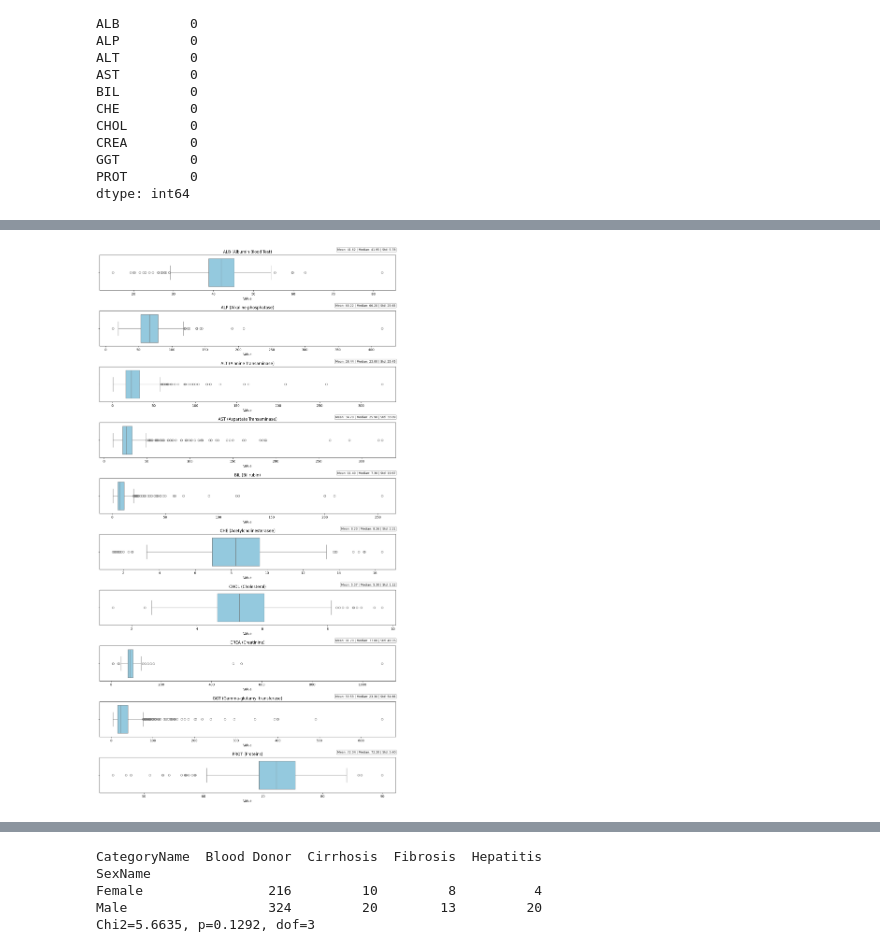
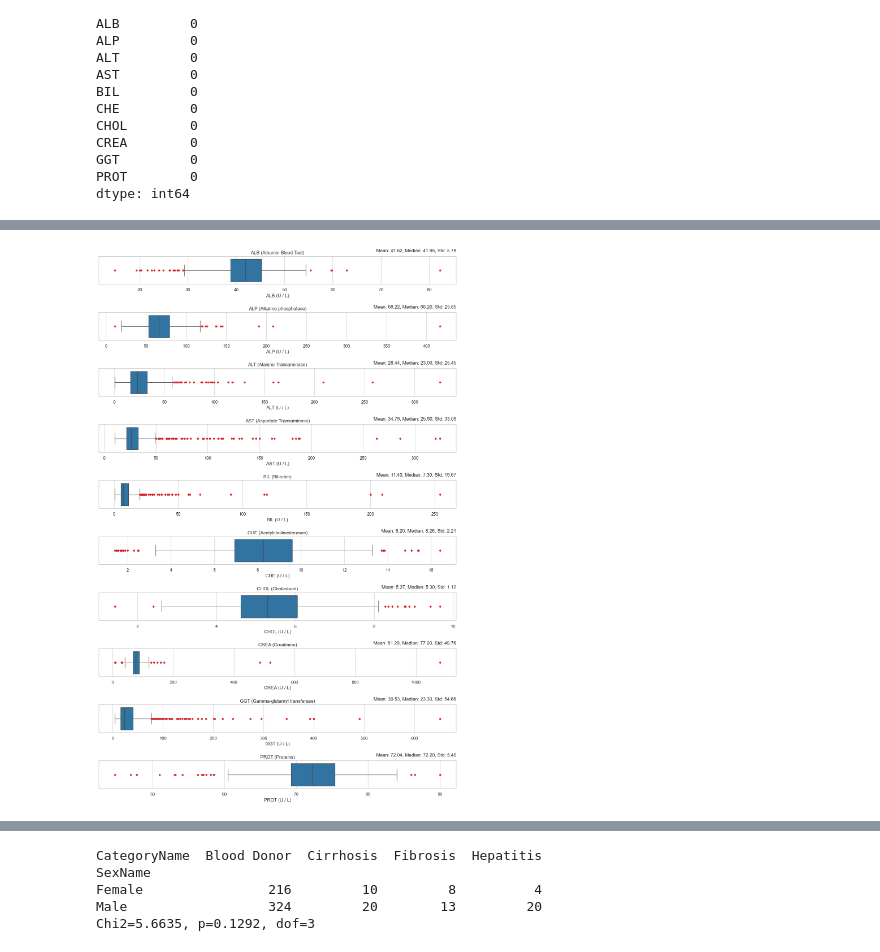
Before and after one commit to EdwardX29/CMSC320_Project, a Jupyter notebook: 320_project_checkpoint_2.ipynb, the cells around one changed output, grey strips where cells are left out. Drawn from its saved outputs; the diff is of its cells as text; code cells hidden in the pictures.

Commit message:
Update notebook analyses and reporting guidance

```diff
--- a/320_project_checkpoint_2.ipynb
+++ b/320_project_checkpoint_2.ipynb
@@ -156,17 +166,0 @@ Name: Sex, dtype: int64
-# %%
-# To start exploring our data, we can make a Box-and-whisker plot for Age with summary statistics
-plt.figure(figsize=(10, 3))
-ax = sns.boxplot(x=df["Age"], color="green")
-
-age_mean = df["Age"].mean()
-age_median = df["Age"].median()
-age_std = df["Age"].std()
-summary = f"Mean: {age_mean:.2f} | Median: {age_median:.2f} | Std: {age_std:.2f}"
-
-ax.set_title("Age")
-ax.set_xlabel("Age (years)")
-ax.text(1, 1.15, summary, transform=ax.transAxes, ha="right", va="center", fontsize=10,
-        bbox=dict(boxstyle="round,pad=0.3", facecolor="white", alpha=0.8, edgecolor="gray"))
-
-plt.tight_layout()
-plt.show()
@@ -174,0 +167,8 @@ plt.show()
+# %%
+# Initializing theme for plots
+sns.set_theme(style="whitegrid", context="notebook")
+
+# Colors for box and outliers
+# https://matplotlib.org/stable/users/explain/colors/colors.html
+BOX_COLOR = "#1f77b4"
+OUTLIER_COLOR = "#d62728"
@@ -175,37 +228,28 @@ plt.show()
 # %%
-# Now, we can do the same for all of the laboratory attributes (box and whisker plots)
+# Laboratory box-and-whisker plots using shared styling
 lab_features = ["ALB", "ALP", "ALT", "AST", "BIL", "CHE", "CHOL", "CREA", "GGT", "PROT"]
 lab_details = [
     "Albumin Blood Test",
     "Alkaline phosphatase",
     "Alanine Transaminase",
     "Aspartate Transaminase",
     "Bilirubin",
     "Acetylcholinesterasee",
     "Cholesterol",
     "Creatinine",
     "Gamma-glutamyl transferase",
-    "Proteins"]
+    "Proteins",
+]
 
-fig, axes = plt.subplots(len(lab_features), 1, figsize=(13, 2.4 * len(lab_features)))
+fig, axes = plt.subplots(len(lab_features), 1, figsize=(13, 2*len(lab_features)))
 
 for i, (col, detail) in enumerate(zip(lab_features, lab_details)):
-    series = df[col].dropna()
-    mean = series.mean()
-    median = series.median()
-    std = series.std()
-    summary = f"Mean: {mean:.2f} | Median: {median:.2f} | Std: {std:.2f}"
-
-    sns.boxplot(x=series, ax=axes[i], color="skyblue")
-    axes[i].set_title(f"{col} ({detail})")
-    axes[i].set_xlabel("Value")
-    axes[i].text(1, 1.15, summary, transform=axes[i].transAxes, ha="right", va="center", fontsize=9,
-                 bbox=dict(boxstyle="round,pad=0.25", facecolor="white", alpha=0.8, edgecolor="gray"))
+    make_box_and_whiskers(axes[i], df[col], f"{col} ({detail})", col + " (U / L)", False)
 
 plt.tight_layout()
 plt.show()
 # %% [output]
-[figure, old version]
+[figure, new version]
 # %%
 # Next, let's look at the count of outliers per lab column (mean +/- 2 standard deviations)
 outliers_by_lab_col = {}
```
Also changed, not shown: parts of 22 cells of this notebook.
